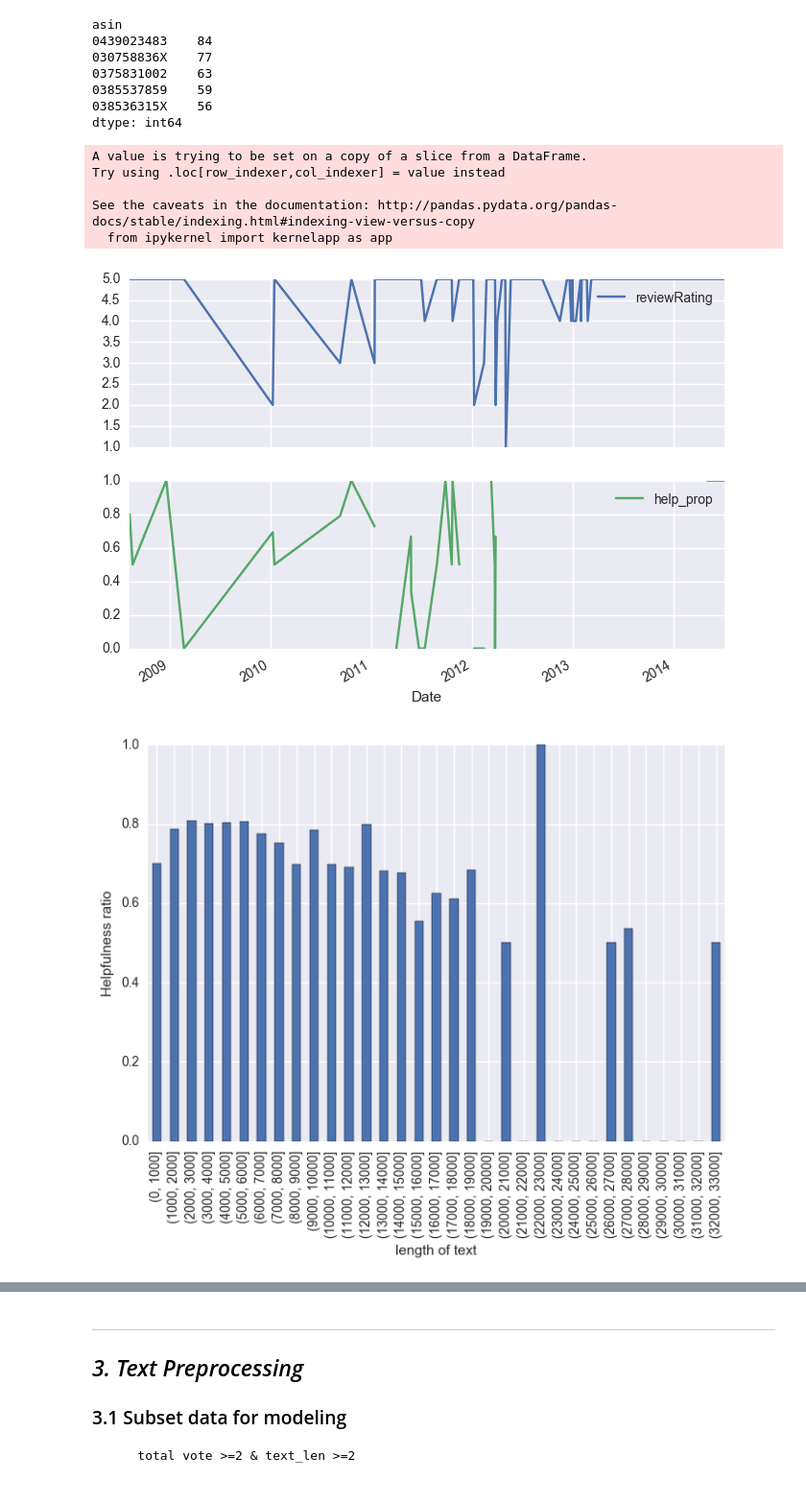
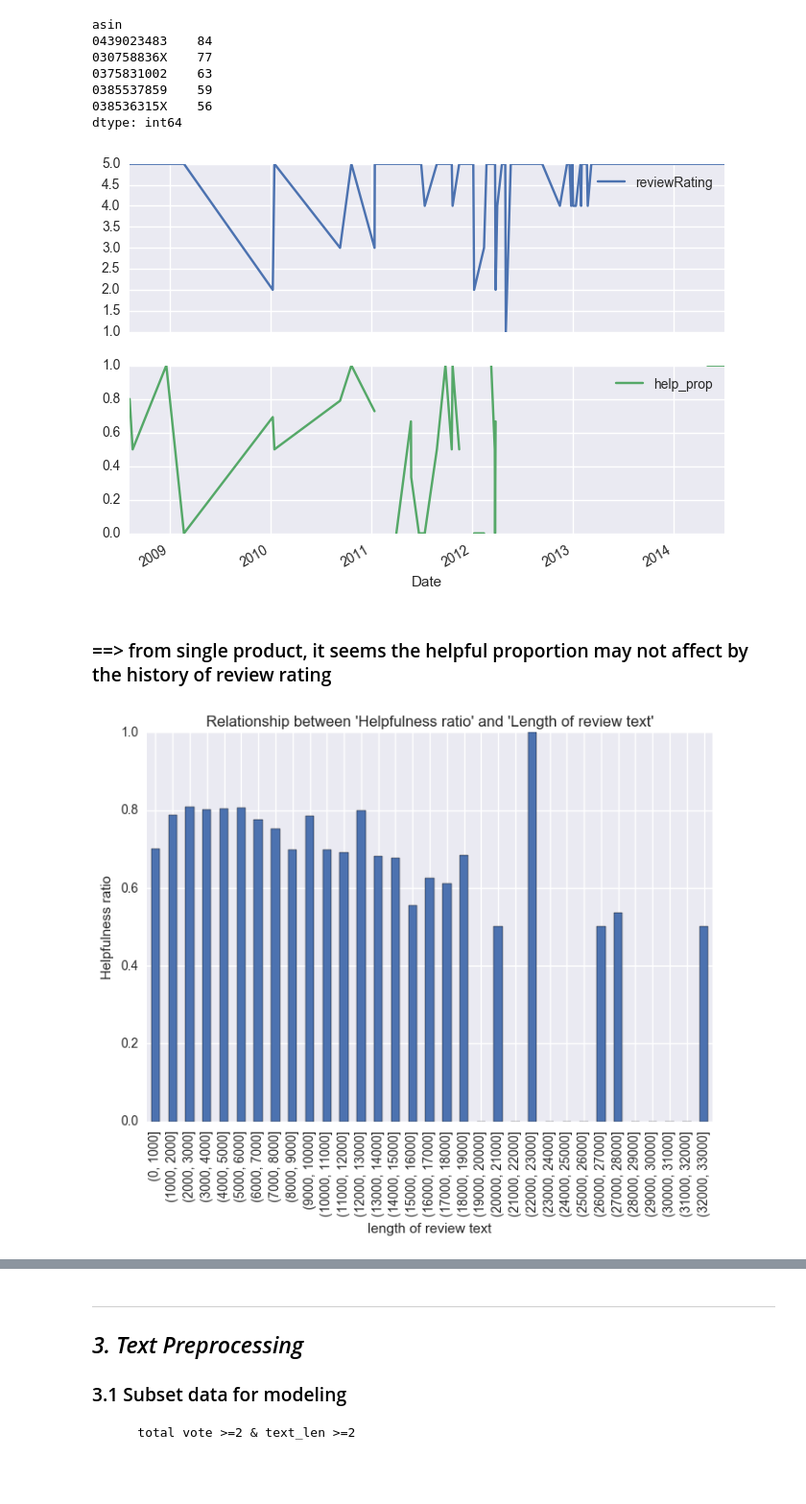
Before and after one commit to TancyKao/AmazonReviewProj, a Jupyter notebook: AmazonBookPilot.ipynb, the cells around one changed output, grey strips where cells are left out. Shown at 96% size. Drawn from its saved outputs; the diff is of its cells as text; code cells hidden in the pictures.

```diff
--- a/AmazonBookPilot.ipynb
+++ b/AmazonBookPilot.ipynb
@@ -129,7 +142,7 @@ ABS_df['sentiment'] = ABS_df.apply(label_Sentiment, axis=1)
 import numpy as np
 
 def label_Helpfulness(row):
-    if row['help_prop'] > 0.5:
+    if row['help_prop'] > 0.75:
            return 'helpful'
     else:
            return 'unhelpful'
@@ -247,30 +261,31 @@ asin
 038536315X    56
 dtype: int64
 # %%
+import warnings
+warnings.filterwarnings('ignore')
+
 OneProduct = ABS_df[ABS_df.asin=='0439023483']
 OneProduct['Date'] = pd.to_datetime(OneProduct['unixReviewTime'],unit='s')
 OneProduct_mean = OneProduct.groupby("Date")['reviewRating','help_prop'].mean()
-OneProduct_mean.head()
+#OneProduct_mean.head()
 OneProduct_mean.plot(subplots=True)
 plt.show()
 # %% [output]
-A value is trying to be set on a copy of a slice from a DataFrame.
-Try using .loc[row_indexer,col_indexer] = value instead
-
-See the caveats in the documentation: http://pandas.pydata.org/pandas-docs/stable/indexing.html#indexing-view-versus-copy
-  from ipykernel import kernelapp as app
 [figure]
+# %% [markdown]
+### ==> from single product, it seems the helpful proportion may not affect by the history of review rating
 # %%
 ##########################################
 ## 2.6 HELPFULNESS FOR LENGTH OF TEXT
 ##########################################
 ABS_df['text_len'] = ABS_df.reviewText.apply(len)
 maxTextLen = max(ABS_df.text_len)
 ABS_df.groupby(pd.cut(ABS_df['text_len'], np.arange(0,maxTextLen+1000,1000)))['help_prop'].mean().plot(kind='bar')
-plt.xlabel("length of text")
+plt.xlabel("length of review text")
 plt.ylabel("Helpfulness ratio")
+plt.title("Relationship between 'Helpfulness ratio' and 'Length of review text'")
 plt.ylim([0, 1])
 
 plt.show()
 # %% [output]
-[figure, old version]
+[figure, new version]
```
Also changed, not shown: parts of 51 cells of this notebook.
